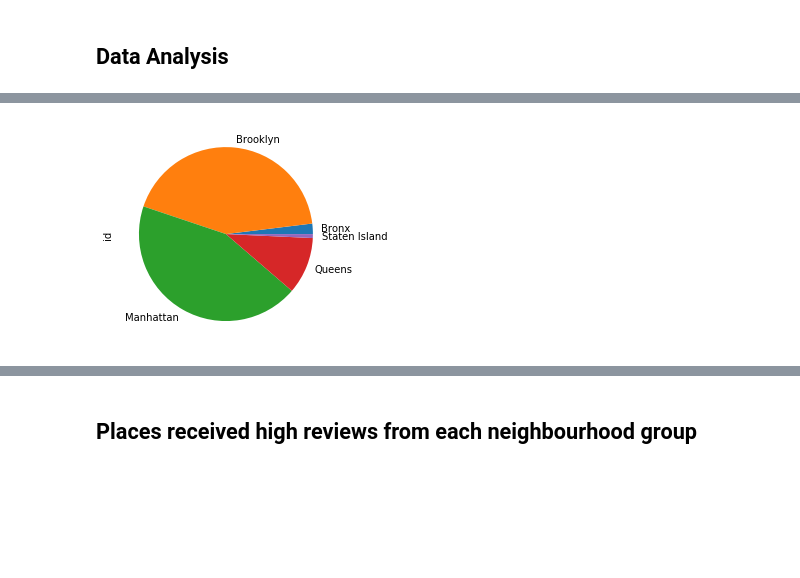
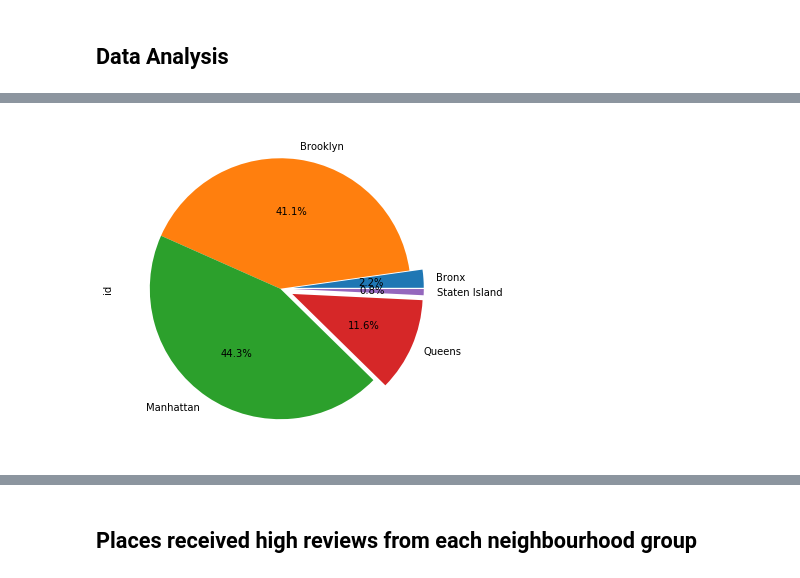
Before and after one commit to JasmineJohn91/Coursera_Capstone, a Jupyter notebook: Applied Data Science - Final Assignment.ipynb, the cells around one changed output, grey strips where cells are left out. Cells and saved outputs as stored; diff of their text form; code cells hidden in the pictures; blank space fills up the shorter version.

```diff
--- a/Applied Data Science - Final Assignment.ipynb
+++ b/Applied Data Science - Final Assignment.ipynb
@@ -59,10 +43,11 @@ Staten Island      265
 Name: id, dtype: int64
 # %%
 import matplotlib.pyplot as plt
-dfgroup.plot(kind ='pie')
+explode_list = [0.1, 0, 0, 0.1, 0.1]
+dfgroup.plot(kind ='pie', autopct='%1.1f%%', figsize=(15, 6), explode=explode_list)
 plt.show()
 # %% [output]
-[figure, old version]
+[figure, new version]
 # %%
 # Visualizing the distribution for every "feature"
 df_data_1.hist(edgecolor="black", linewidth=1.2, figsize=(30, 30));
```
Also changed, not shown: parts of 15 cells of this notebook.
